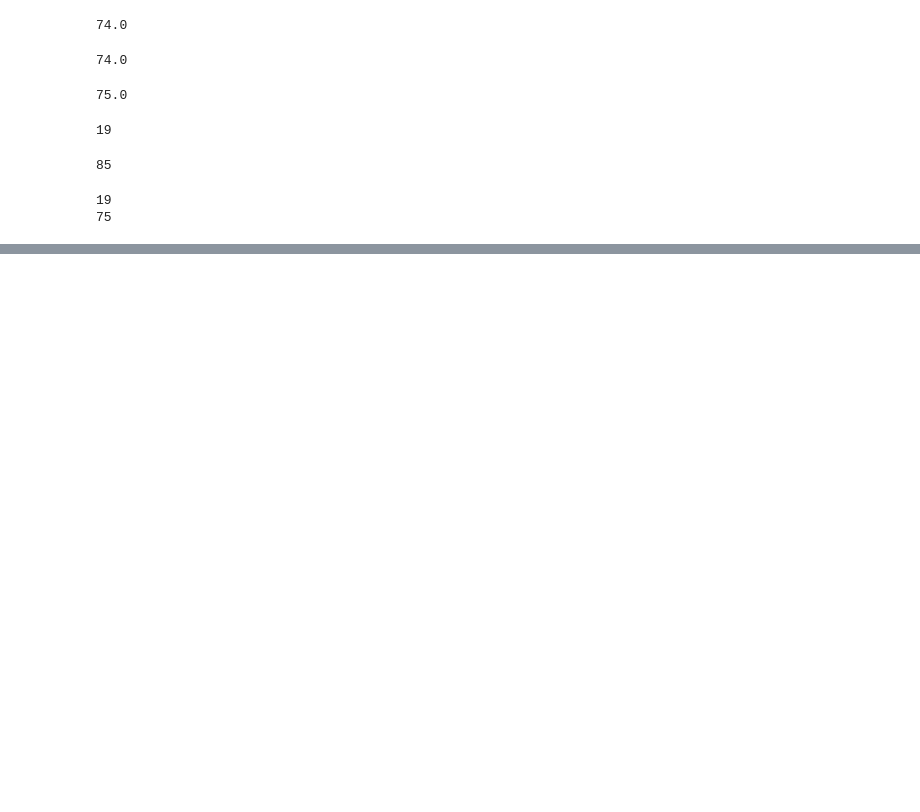
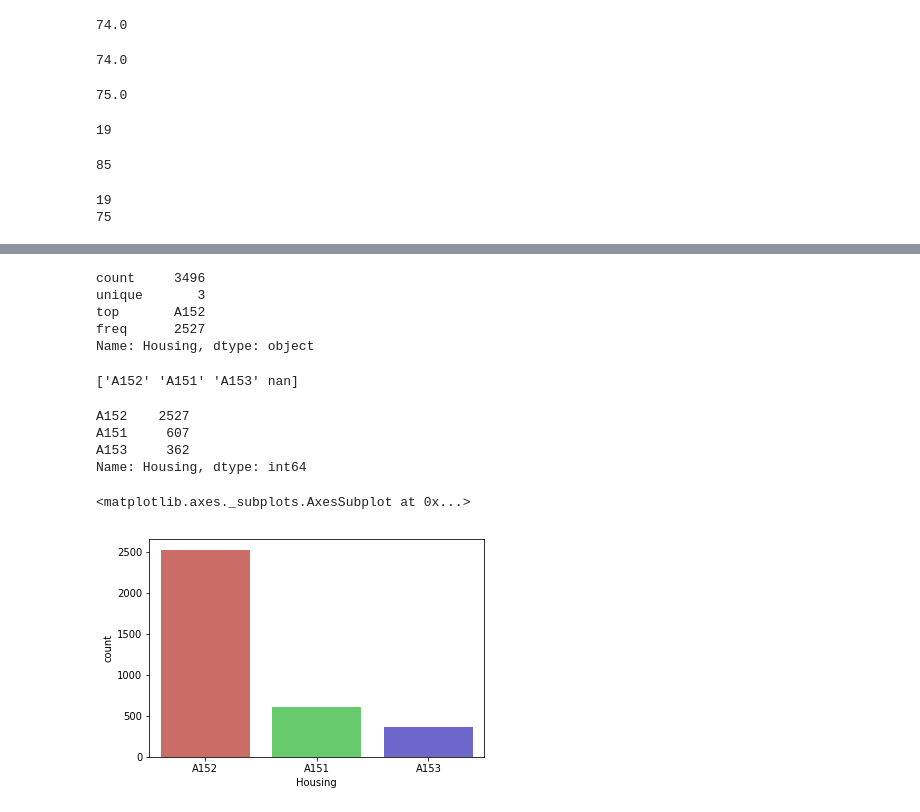
Before and after one commit to SreekarKaja/loan_defaulter_prediction, a Jupyter notebook: logistic regression for bank defaulter-checkpoint.ipynb, the cells around one changed output, grey strips where cells are left out. Cells and saved outputs as stored; diff of their text form; code cells hidden in the pictures; blank space fills up the shorter version.

```diff
--- a/logistic regression for bank defaulter-checkpoint.ipynb
+++ b/logistic regression for bank defaulter-checkpoint.ipynb
@@ -222,0 +263,25 @@ print(max(df.Age))
+# %%
+print(df.Housing.describe())
+# %% [output]
+count     3496
+unique       3
+top       A152
+freq      2527
+Name: Housing, dtype: object
+# %%
+print(df.Housing.unique())
+# %% [output]
+['A152' 'A151' 'A153' nan]
+# %%
+print(df.Housing.value_counts())
+# %% [output]
+A152    2527
+A151     607
+A153     362
+Name: Housing, dtype: int64
+# %%
+import seaborn as sns
+sns.countplot(x='Housing',data=df,palette='hls')
+# %% [output]
+<matplotlib.axes._subplots.AxesSubplot at 0x...>
+[figure, added]
```
Also changed, not shown: parts of 30 cells of this notebook, 2 other files.
